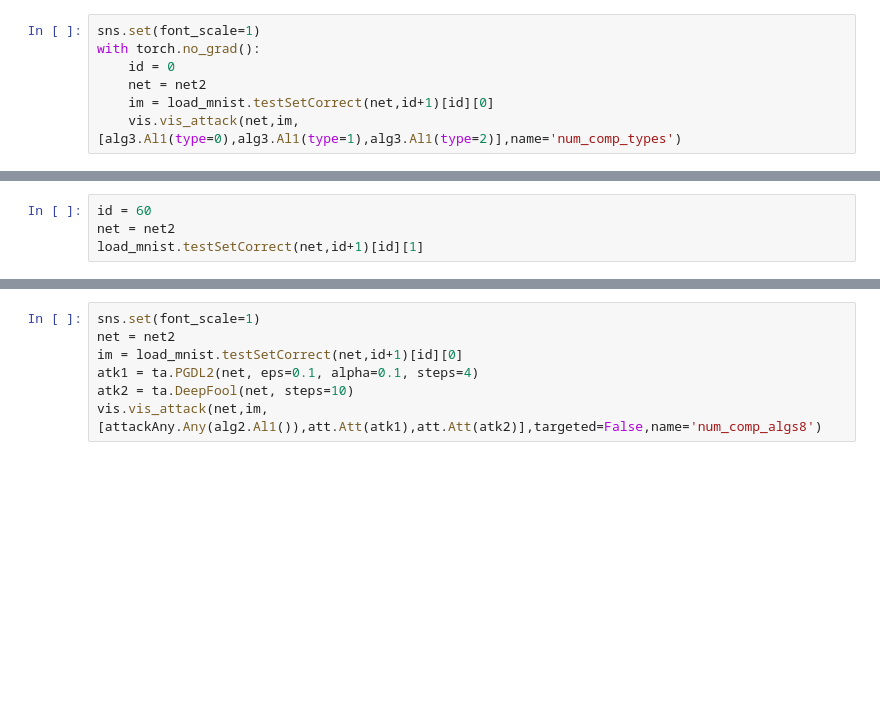
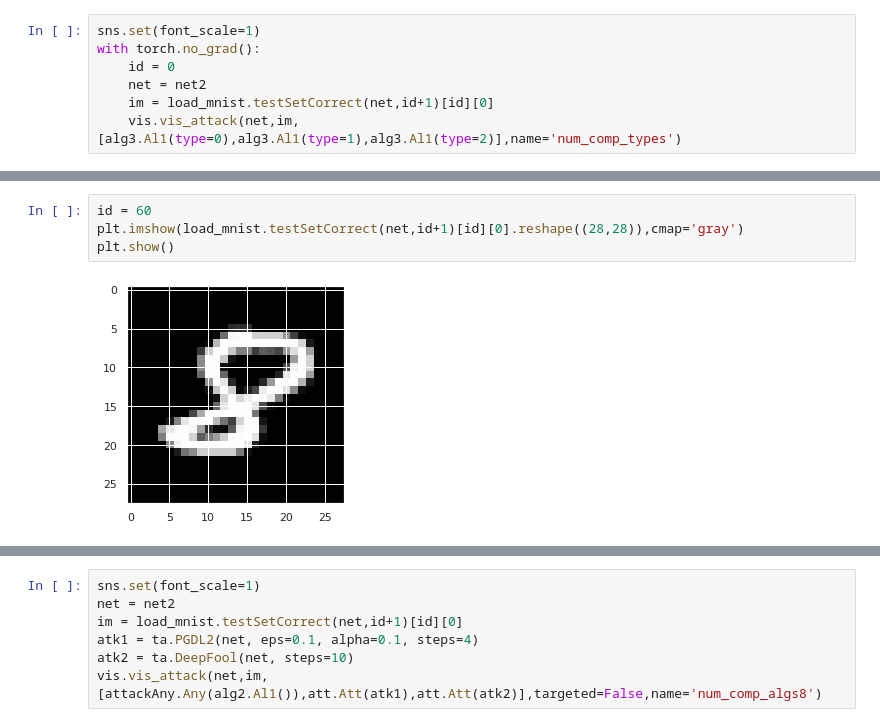
Before and after one commit to LucasBeerens/adversarial-ink-componentwise-attacks, a Jupyter notebook: notebooks/2-basic-experiments.ipynb, the cells around one changed output, grey strips where cells are left out. Drawn from its saved outputs; the diff is of its cells as text; blank space fills up the shorter version.

```diff
--- a/notebooks/2-basic-experiments.ipynb
+++ b/notebooks/2-basic-experiments.ipynb
@@ -102,4 +151,6 @@ with torch.no_grad():
 # %%
 id = 60
-net = net2
-load_mnist.testSetCorrect(net,id+1)[id][1]
+plt.imshow(load_mnist.testSetCorrect(net,id+1)[id][0].reshape((28,28)),cmap='gray')
+plt.show()
+# %% [output]
+[figure, added]
```
Also changed, not shown: parts of 11 cells of this notebook, 11 other files.
